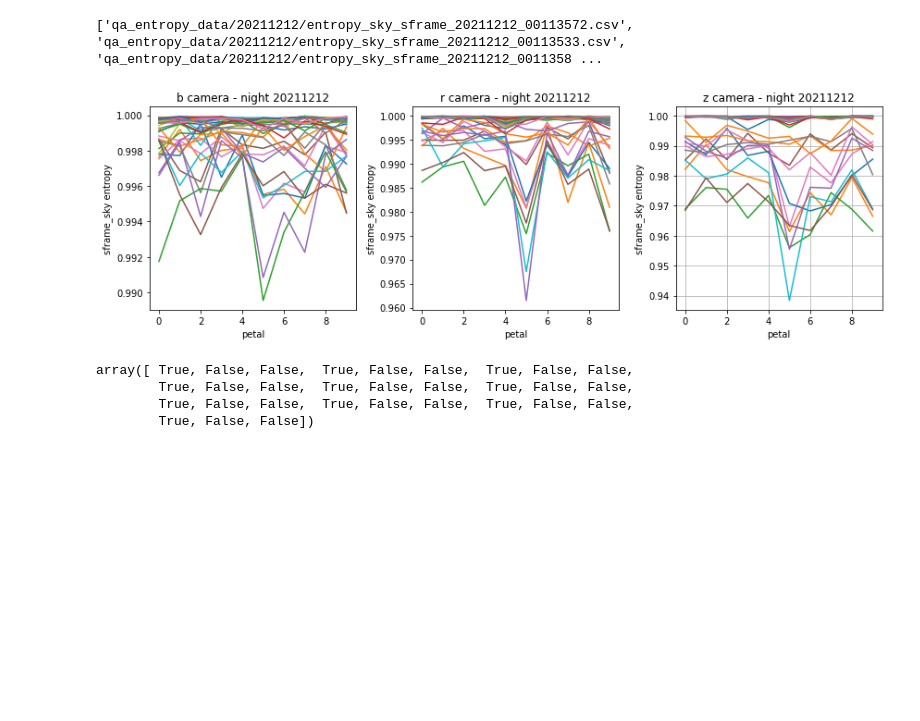
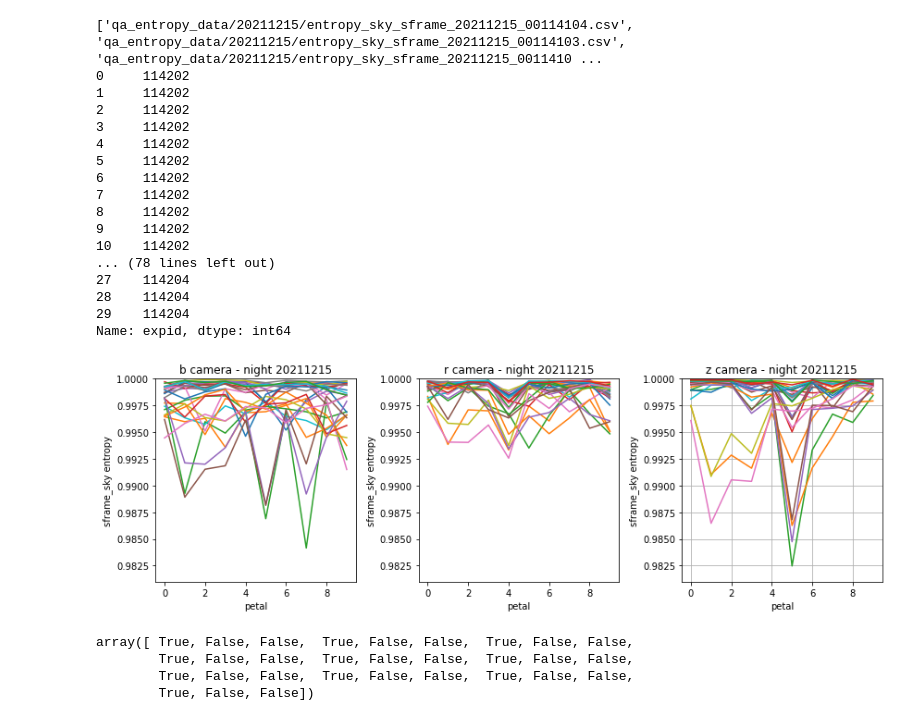
Before and after one commit to forero/SandboxDESI, a Jupyter notebook: entropy/explore_frames.ipynb, the cells around one changed output. Saved outputs shown, nothing was run; the diff lists cells and outputs as text; code cells hidden in the pictures; blank space fills up the shorter version.

```diff
--- a/entropy/explore_frames.ipynb
+++ b/entropy/explore_frames.ipynb
@@ -5,33 +5,53 @@ import fitsio
 import glob
 import pandas as pd
 # %%
-date = '20211212'
+date = '20211215'
 files = "qa_entropy_data/{}/entropy_sky*.csv".format(date)
 files = glob.glob(files)
 print(files)
 data = {}
 for i,f in enumerate(files):
     data[i] = pd.read_csv(f)
 
 
 plt.figure(figsize=(12,4))
 for i, cam in enumerate(['b', 'r', 'z']):
     plt.subplot(1,3,i+1)
     plt.xlabel('petal')
     plt.ylabel('sframe_sky entropy')
     for j in data.keys():
         b = np.array(list(data[j]['band']))
         ii = (b==cam)
         #print(data[j]['band'][0], ii)
         if ii is not False:
             plt.plot(data[j]['petal'][ii], data[j]['entropy'][ii])#, label='{}'.format(list(set(data[j]['expid'][ii]))[0]))
             plt.title('{} camera - night {}'.format(cam, date))
+            plt.ylim([0.981,1])
+            ll = np.count_nonzero(data[j]['entropy'][ii]<0.990)
+            if ll > 1:
+                print(data[j]['expid'])
         #plt.legend()
 plt.grid()
 plt.tight_layout()
 # %% [output]
-['qa_entropy_data/20211212/entropy_sky_sframe_20211212_00113572.csv', 'qa_entropy_data/20211212/entropy_sky_sframe_20211212_00113533.csv', 'qa_entropy_data/20211212/entropy_sky_sframe_20211212_0011358 ...
+['qa_entropy_data/20211215/entropy_sky_sframe_20211215_00114104.csv', 'qa_entropy_data/20211215/entropy_sky_sframe_20211215_00114103.csv', 'qa_entropy_data/20211215/entropy_sky_sframe_20211215_0011410 ...
+0     114202
+1     114202
+2     114202
+3     114202
+4     114202
+5     114202
+6     114202
+7     114202
+8     114202
+9     114202
+10    114202
+... (78 lines left out)
+27    114204
+28    114204
+29    114204
+Name: expid, dtype: int64
-[figure, old version]
+[figure, new version]
 # %%
 a = np.array(list(data[i]['band']))
 a=='b'
```
